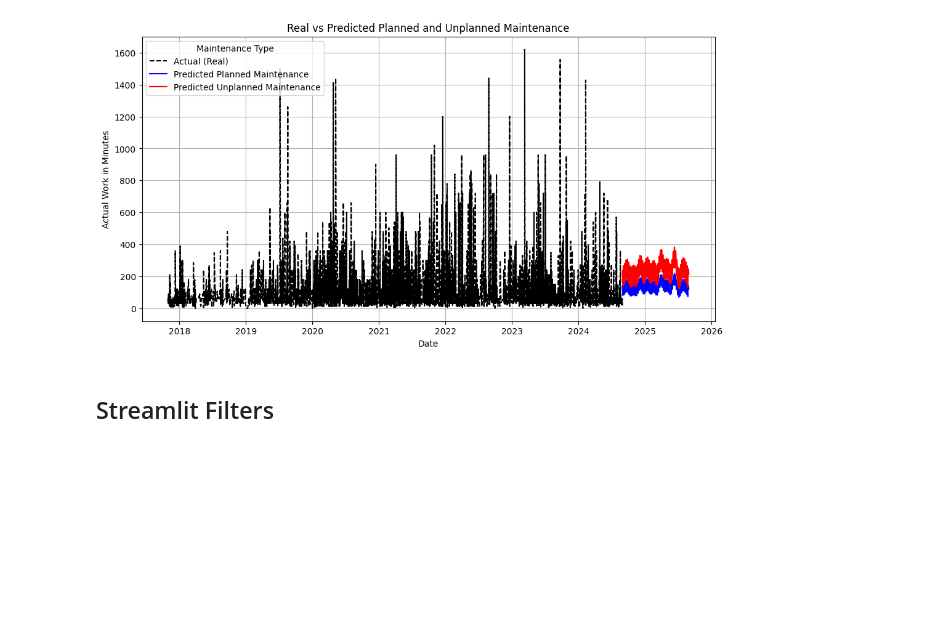
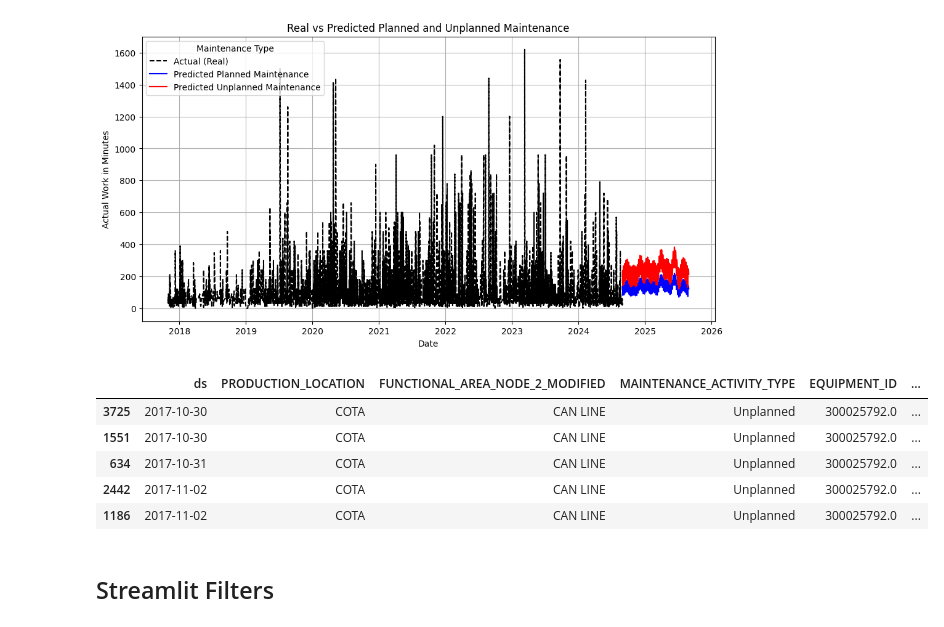
Before and after one commit to griffin-brown-95/GLB-Capstone-2, a Jupyter notebook: pipeline_notebook.ipynb, the cells around one changed output. Cells and saved outputs as stored; diff of their text form; code cells hidden in the pictures; blank space fills up the shorter version.

```diff
--- a/pipeline_notebook.ipynb
+++ b/pipeline_notebook.ipynb
@@ -366,3 +366,12 @@ plt.grid(True)
 plt.show()
 # %% [output]
 [figure]
+# %%
+df_union.head()
+# %% [output]
+|  | ds | PRODUCTION_LOCATION | FUNCTIONAL_AREA_NODE_2_MODIFIED | MAINTENANCE_ACTIVITY_TYPE | EQUIPMENT_ID | ... |
+| 3725 | 2017-10-30 | COTA | CAN LINE | Unplanned | 300025792.0 | ... |
+| 1551 | 2017-10-30 | COTA | CAN LINE | Unplanned | 300025792.0 | ... |
+| 634 | 2017-10-31 | COTA | CAN LINE | Unplanned | 300025792.0 | ... |
+| 2442 | 2017-11-02 | COTA | CAN LINE | Unplanned | 300025792.0 | ... |
+| 1186 | 2017-11-02 | COTA | CAN LINE | Unplanned | 300025792.0 | ... |
```
Also changed, not shown: parts of 4 cells of this notebook, 4 other files.
